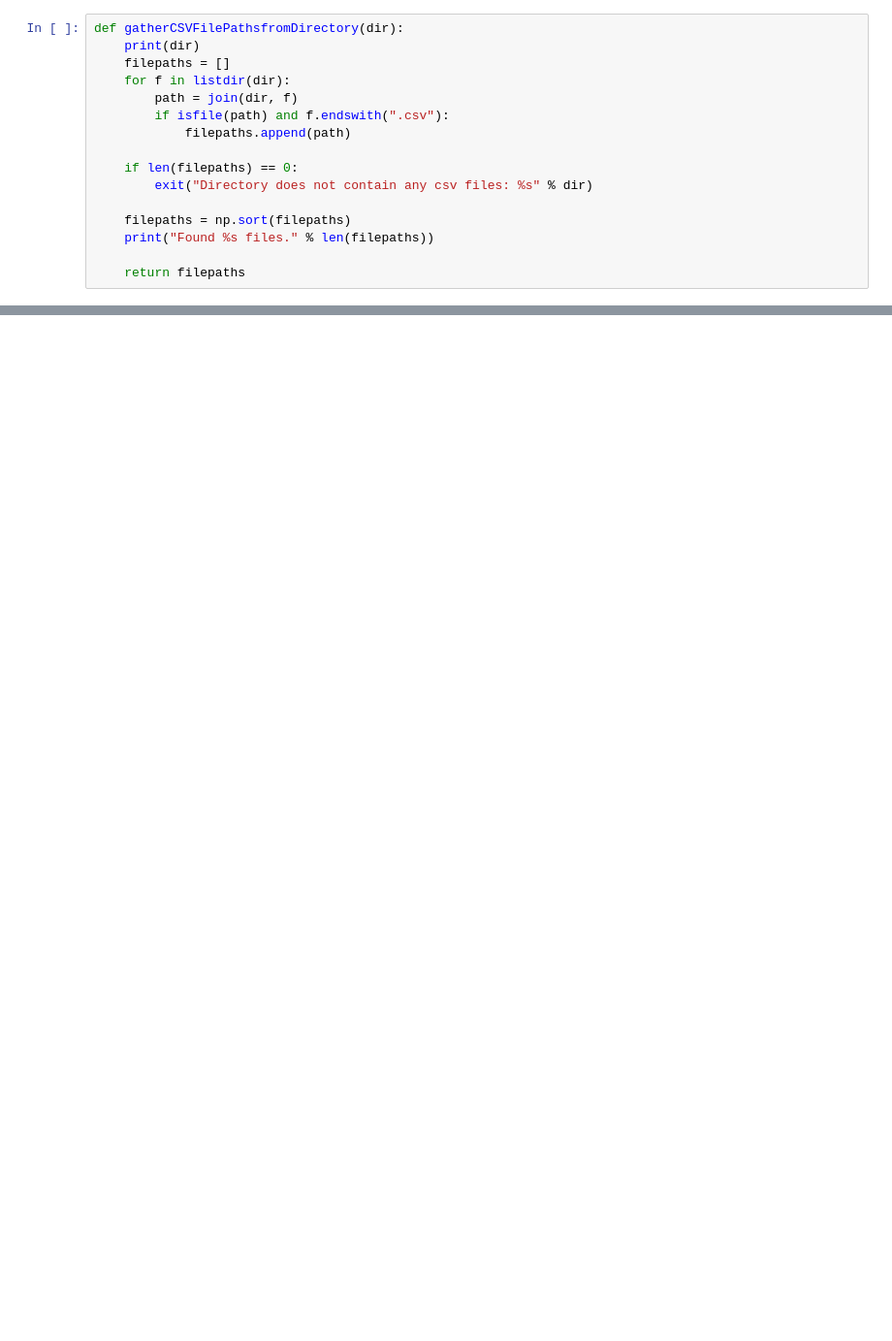
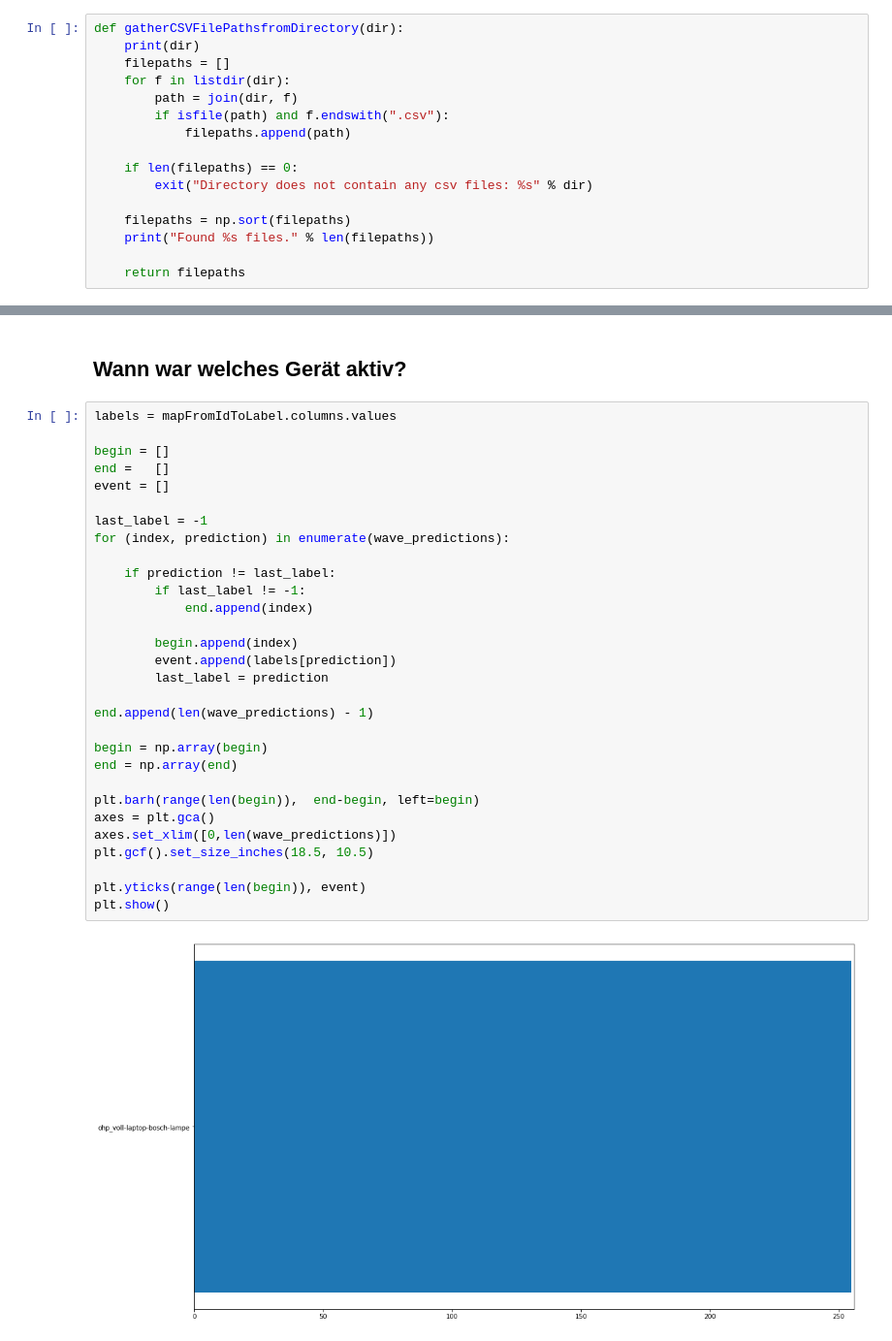
Before and after one commit to FlixMa/DataScienceProjekt, a Jupyter notebook: LGBM.ipynb, the cells around one changed output, grey strips where cells are left out. Shown at 97% size. Cells and saved outputs as stored; diff of their text form; blank space fills up the shorter version.

```diff
--- a/LGBM.ipynb
+++ b/LGBM.ipynb
@@ -246,0 +294,34 @@ array([9], dtype=uint8)
+# %% [markdown]
+## Wann war welches Gerät aktiv?
+# %%
+labels = mapFromIdToLabel.columns.values
+
+begin = []
+end =   []
+event = []
+
+last_label = -1
+for (index, prediction) in enumerate(wave_predictions):
+
+    if prediction != last_label:
+        if last_label != -1:
+            end.append(index)
+
+        begin.append(index)
+        event.append(labels[prediction])
+        last_label = prediction
+
+end.append(len(wave_predictions) - 1)
+
+begin = np.array(begin)
+end = np.array(end)
+
+plt.barh(range(len(begin)),  end-begin, left=begin)
+axes = plt.gca()
+axes.set_xlim([0,len(wave_predictions)])
+plt.gcf().set_size_inches(18.5, 10.5)
+
+plt.yticks(range(len(begin)), event)
+plt.show()
+# %% [output]
+[figure, added]
```
Also changed, not shown: parts of 31 cells of this notebook.
